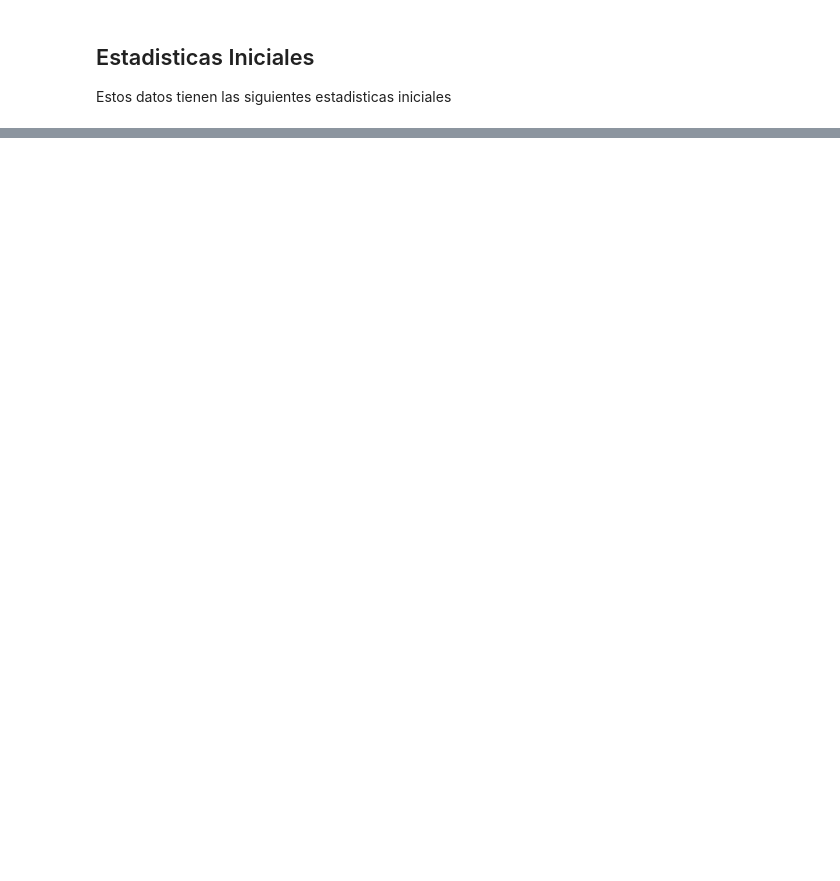
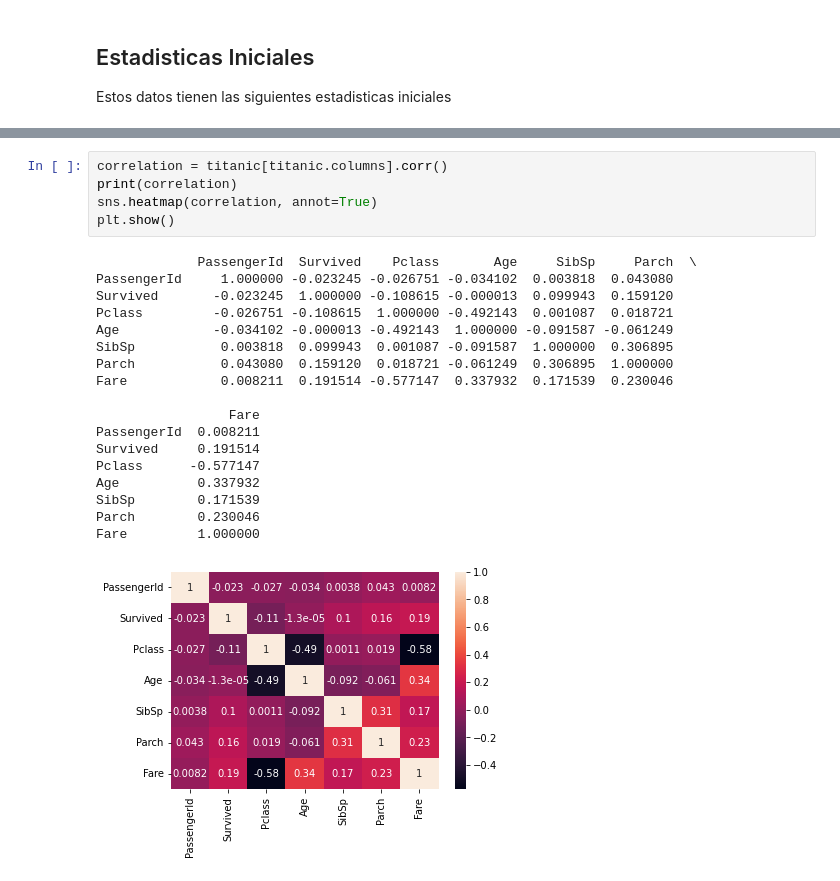
Before and after one commit to justNeto/SemanaTecAnalitica, a Jupyter notebook: TitanicDatasetAnalysis.ipynb, the cells around one changed output, grey strips where cells are left out. Cells and saved outputs as stored; diff of their text form; blank space fills up the shorter version.

```diff
--- a/TitanicDatasetAnalysis.ipynb
+++ b/TitanicDatasetAnalysis.ipynb
@@ -21,0 +56,24 @@ titanic.describe()
+# %%
+correlation = titanic[titanic.columns].corr()
+print(correlation)
+sns.heatmap(correlation, annot=True)
+plt.show()
+# %% [output]
+             PassengerId  Survived    Pclass       Age     SibSp     Parch  \
+PassengerId     1.000000 -0.023245 -0.026751 -0.034102  0.003818  0.043080
+Survived       -0.023245  1.000000 -0.108615 -0.000013  0.099943  0.159120
+Pclass         -0.026751 -0.108615  1.000000 -0.492143  0.001087  0.018721
+Age            -0.034102 -0.000013 -0.492143  1.000000 -0.091587 -0.061249
+SibSp           0.003818  0.099943  0.001087 -0.091587  1.000000  0.306895
+Parch           0.043080  0.159120  0.018721 -0.061249  0.306895  1.000000
+Fare            0.008211  0.191514 -0.577147  0.337932  0.171539  0.230046
+
+                 Fare
+PassengerId  0.008211
+Survived     0.191514
+Pclass      -0.577147
+Age          0.337932
+SibSp        0.171539
+Parch        0.230046
+Fare         1.000000
+[figure, added]
```
Also changed, not shown: parts of 7 cells of this notebook, 2 other files.
